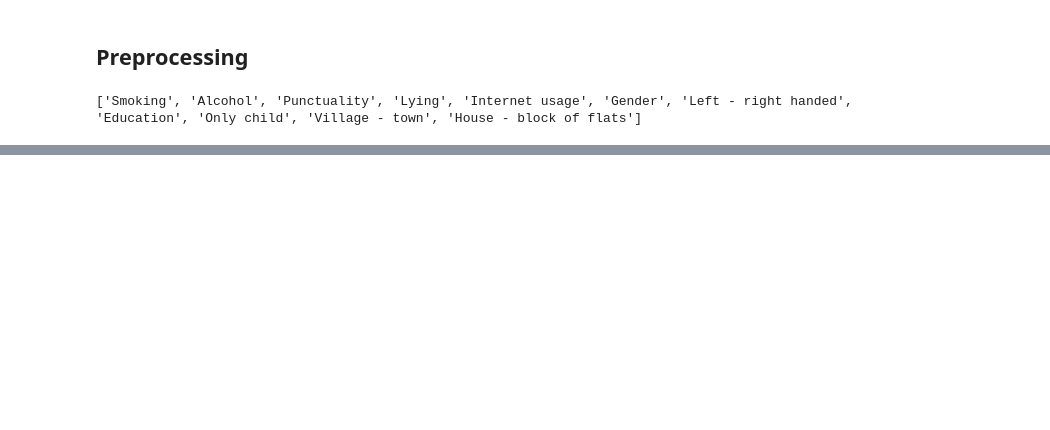
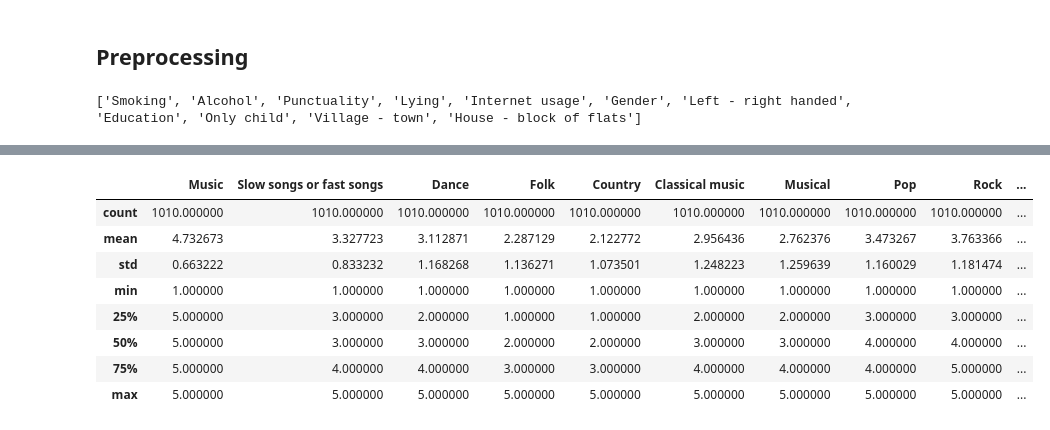
Before and after one commit to myvaheed/ml_edu, a Jupyter notebook: notebook.ipynb, the cells around one changed output, grey strips where cells are left out. Drawn from its saved outputs; the diff is of its cells as text; code cells hidden in the pictures; blank space fills up the shorter version.

```diff
--- a/notebook.ipynb
+++ b/notebook.ipynb
@@ -209,0 +124,2 @@ data = data.drop(['Left - right handed', 'Number of siblings', ''])
+# %%
+data = data.fillna(data.median(axis = 0), axis = 0)
@@ -209,0 +163,4 @@ data = data.drop(['Left - right handed', 'Number of siblings', ''])
+# %%
+data_describe = data.describe(include = [object])
+for c in categorical_columns:
+    data[c] = data[c].fillna(data_describe[c]['top'])
@@ -209,0 +192,4 @@ data = data.drop(['Left - right handed', 'Number of siblings', ''])
+# %%
+binary_columns    = [c for c in categorical_columns if data_describe[c]['unique'] == 2]
+nonbinary_columns = [c for c in categorical_columns if data_describe[c]['unique'] > 2]
+print(binary_columns, nonbinary_columns)
@@ -209,0 +202,4 @@ data = data.drop(['Left - right handed', 'Number of siblings', ''])
+# %%
+for b in binary_columns:
+    data.at[data[b] == data[b].unique()[0], b] = 0
+    data.at[data[b] == data[b].unique()[1], b] = 1
@@ -209,0 +218,13 @@ data = data.drop(['Left - right handed', 'Number of siblings', ''])
+# %%
+data_numerical = data[numerical_columns]
+data_numerical.describe()
+# %% [output]
+|  | Music | Slow songs or fast songs | Dance | Folk | Country | Classical music | Musical | Pop | Rock | ... |
+| count | 1010.000000 | 1010.000000 | 1010.000000 | 1010.000000 | 1010.000000 | 1010.000000 | 1010.000000 | 1010.000000 | 1010.000000 | ... |
+| mean | 4.732673 | 3.327723 | 3.112871 | 2.287129 | 2.122772 | 2.956436 | 2.762376 | 3.473267 | 3.763366 | ... |
+| std | 0.663222 | 0.833232 | 1.168268 | 1.136271 | 1.073501 | 1.248223 | 1.259639 | 1.160029 | 1.181474 | ... |
+| min | 1.000000 | 1.000000 | 1.000000 | 1.000000 | 1.000000 | 1.000000 | 1.000000 | 1.000000 | 1.000000 | ... |
+| 25% | 5.000000 | 3.000000 | 2.000000 | 1.000000 | 1.000000 | 2.000000 | 2.000000 | 3.000000 | 3.000000 | ... |
+| 50% | 5.000000 | 3.000000 | 3.000000 | 2.000000 | 2.000000 | 3.000000 | 3.000000 | 4.000000 | 4.000000 | ... |
+| 75% | 5.000000 | 4.000000 | 4.000000 | 3.000000 | 3.000000 | 4.000000 | 4.000000 | 4.000000 | 5.000000 | ... |
+| max | 5.000000 | 5.000000 | 5.000000 | 5.000000 | 5.000000 | 5.000000 | 5.000000 | 5.000000 | 5.000000 | ... |
```
Also changed, not shown: parts of 58 cells of this notebook, 3 other files.
